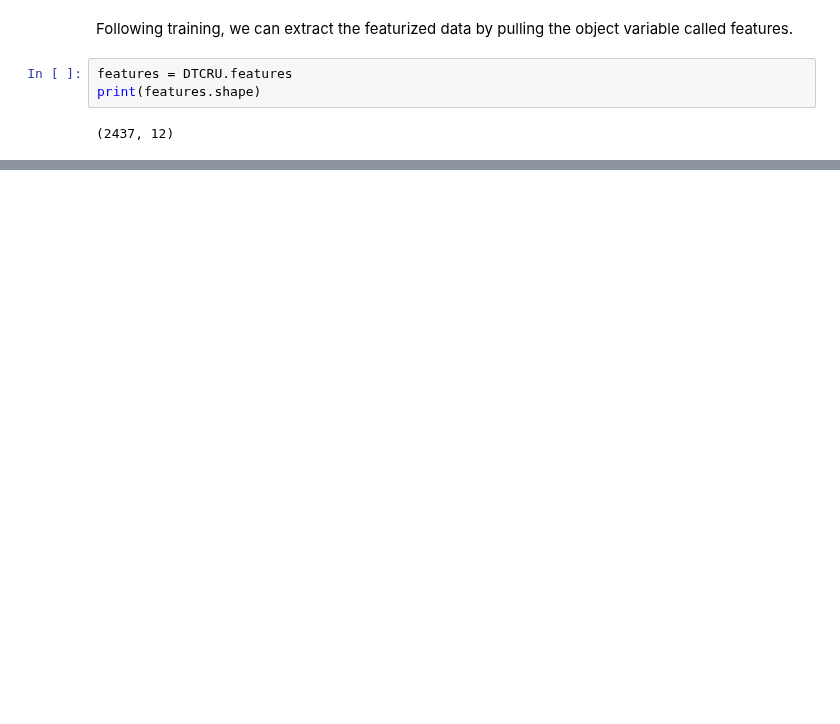
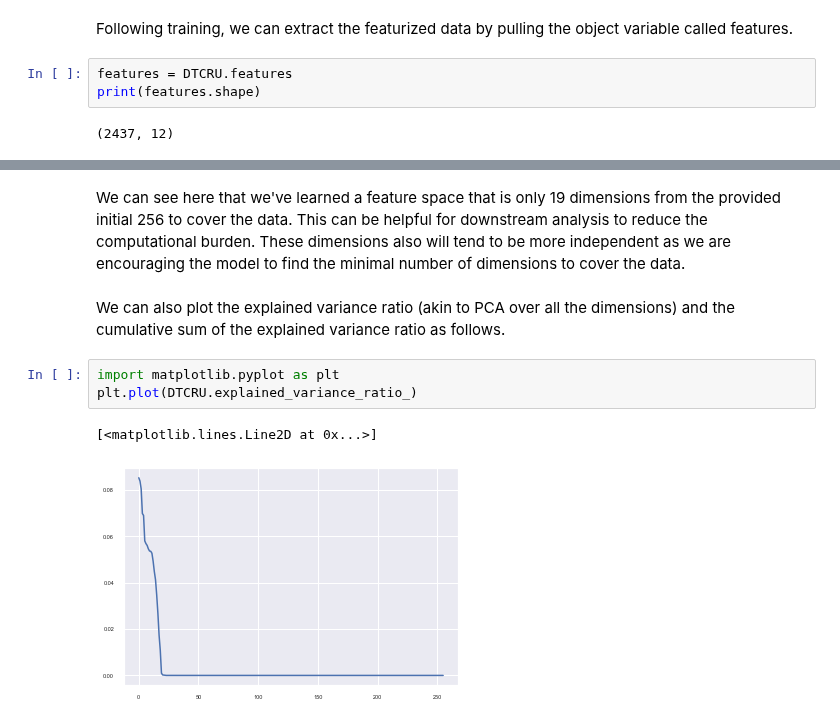
Before and after one commit to sidhomj/DeepTCR, a Jupyter notebook: tutorials/unsupervised/1 - Training VAE.ipynb, the cells around one changed output, grey strips where cells are left out. Cells and saved outputs as stored; diff of their text form; blank space fills up the shorter version.

```diff
--- a/tutorials/unsupervised/1 - Training VAE.ipynb
+++ b/tutorials/unsupervised/1 - Training VAE.ipynb
@@ -81,0 +104,10 @@ print(features.shape)
+# %% [markdown]
+We can see here that we've learned a feature space that is only 19 dimensions from the provided initial 256 to cover the data. This can be helpful for downstream analysis to reduce the computational burden. These dimensions also will tend to be more independent as we are encouraging the model to find the minimal number of dimensions to cover the data.
+# %% [markdown]
+We can also plot the explained variance ratio (akin to PCA over all the dimensions) and the cumulative sum of the explained variance ratio as follows.
+# %%
+import matplotlib.pyplot as plt
+plt.plot(DTCRU.explained_variance_ratio_)
+# %% [output]
+[<matplotlib.lines.Line2D at 0x...>]
+[figure, added]
```
Also changed, not shown: parts of 12 cells of this notebook, 2 other files.
